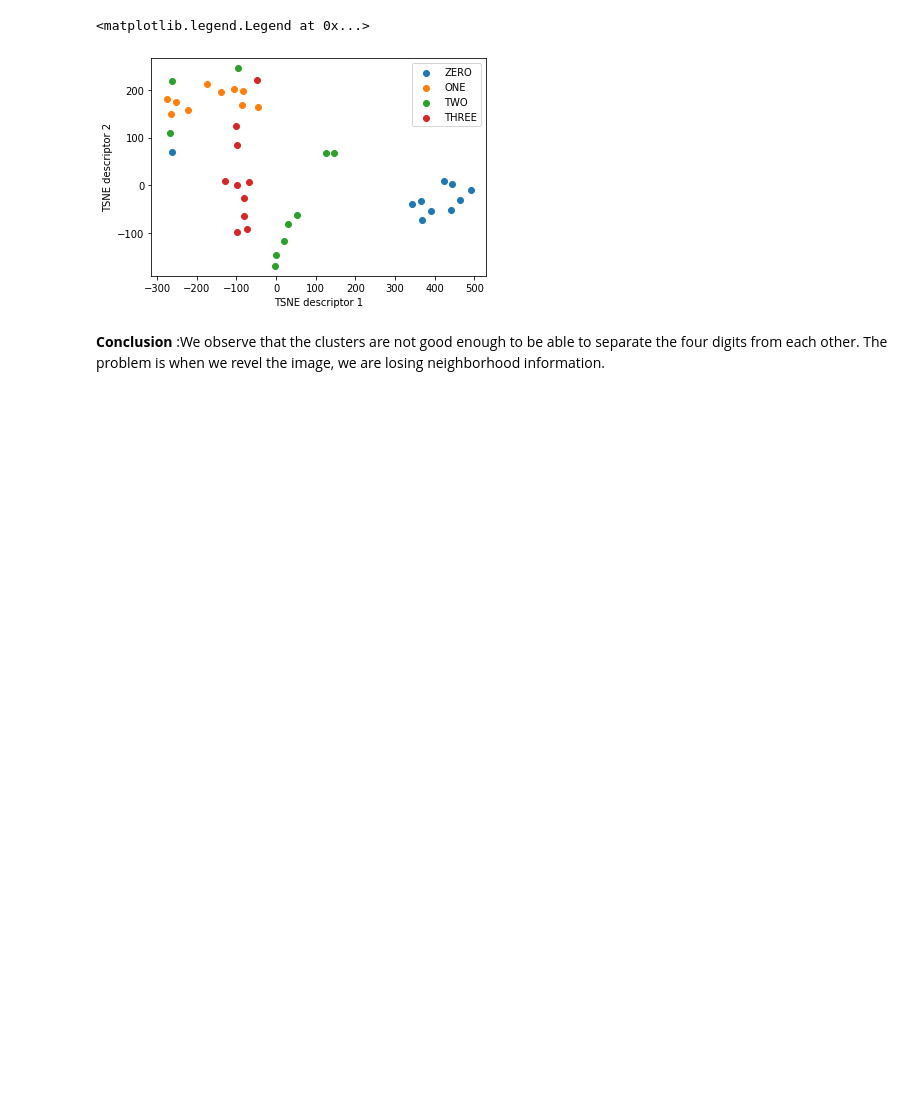
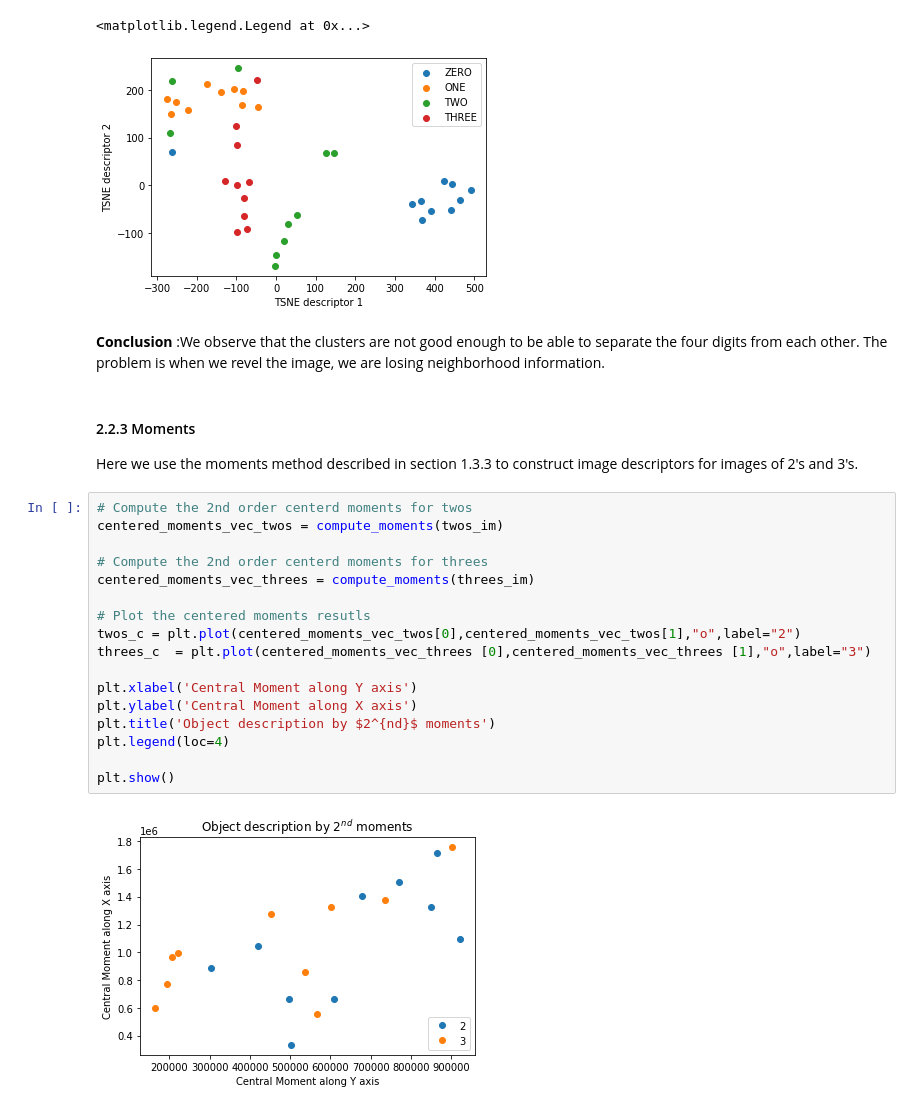
Before and after one commit to dhruti96shah/iapr-2020, a Jupyter notebook: labs/lab_02_object_description.ipynb, the cells around one changed output. Cells and saved outputs as stored; diff of their text form; blank space fills up the shorter version.

```diff
--- a/labs/lab_02_object_description.ipynb
+++ b/labs/lab_02_object_description.ipynb
@@ -456,3 +601,26 @@ plt.legend()
 [figure]
 # %% [markdown]
 **Conclusion** :We observe that the clusters are not good enough to be able to separate the four digits from each other. The problem is when we revel the image, we are losing neighborhood information.
+# %% [markdown]
+#### 2.2.3 Moments
+
+Here we use the moments method described in section 1.3.3 to construct image descriptors for images of 2's and 3's.
+# %%
+# Compute the 2nd order centerd moments for twos
+centered_moments_vec_twos = compute_moments(twos_im)
+
+# Compute the 2nd order centerd moments for threes
+centered_moments_vec_threes = compute_moments(threes_im)
+
+# Plot the centered moments resutls
+twos_c = plt.plot(centered_moments_vec_twos[0],centered_moments_vec_twos[1],"o",label="2")
+threes_c  = plt.plot(centered_moments_vec_threes [0],centered_moments_vec_threes [1],"o",label="3")
+
+plt.xlabel('Central Moment along Y axis')
+plt.ylabel('Central Moment along X axis')
+plt.title('Object description by $2^{nd}$ moments')
+plt.legend(loc=4)
+
+plt.show()
+# %% [output]
+[figure, added]
```
Also changed, not shown: parts of 19 cells of this notebook.
